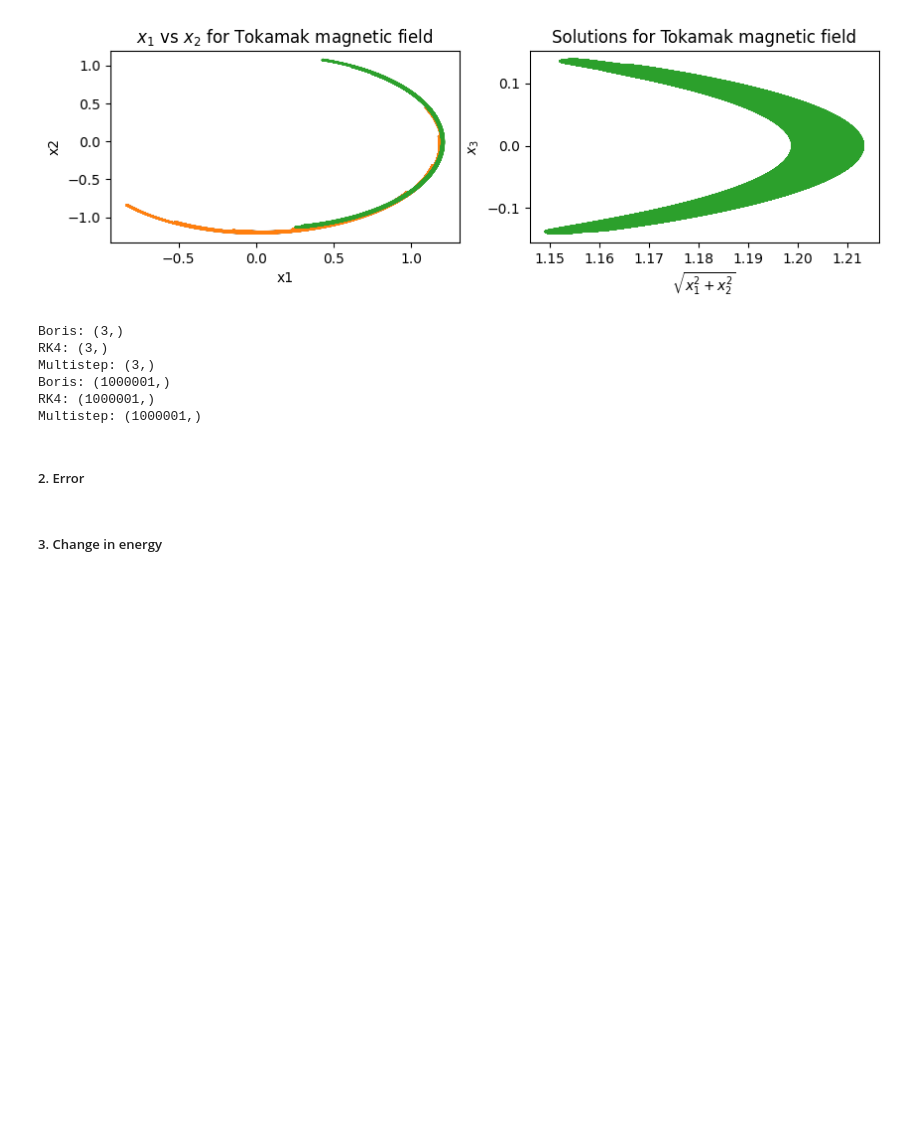
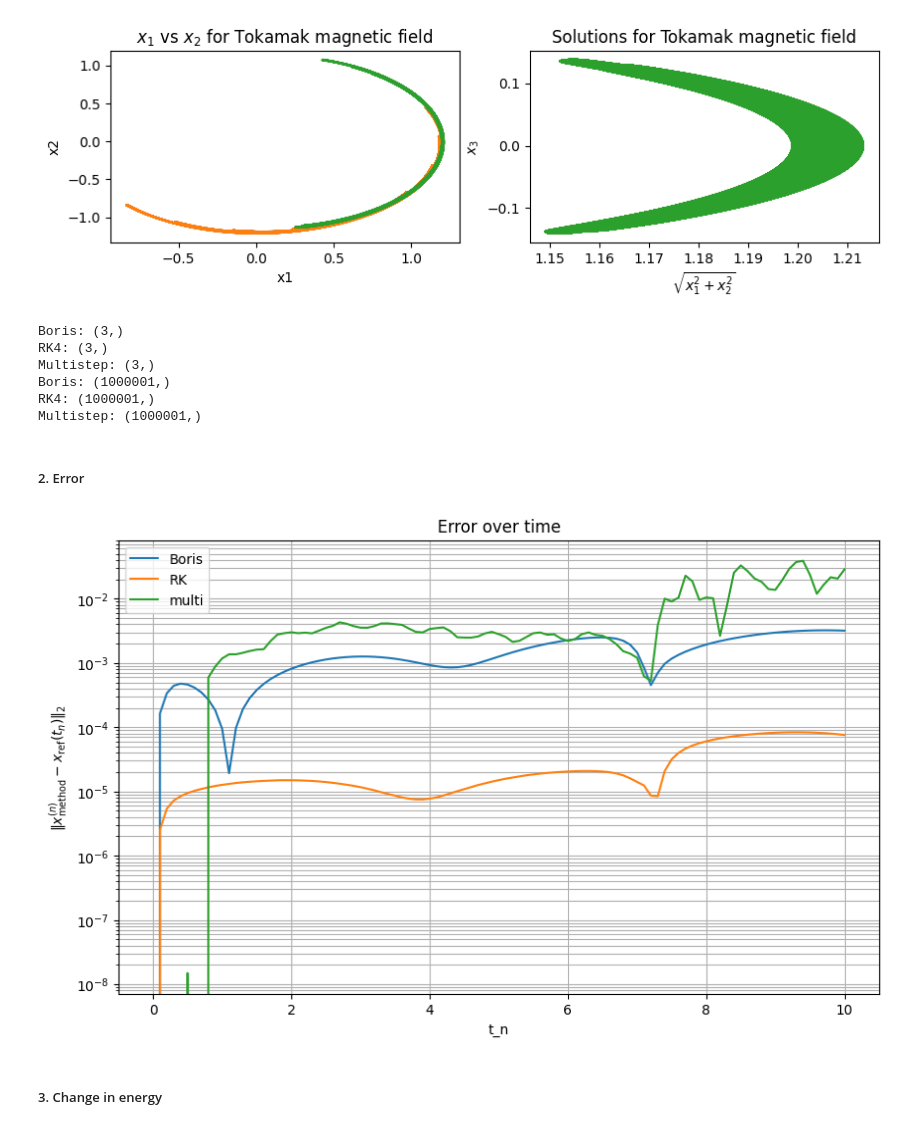
Before and after one commit to einaraarnaes/Project_2_TMA4215, a Jupyter notebook: report.ipynb, the cells around one changed output. Drawn from its saved outputs; the diff is of its cells as text; code cells hidden in the pictures; blank space fills up the shorter version.

Commit message:
Error Task

```diff
--- a/report.ipynb
+++ b/report.ipynb
@@ -369,5 +369,69 @@ RK4: (1000001,)
 Multistep: (1000001,)
 # %% [markdown]
 ##### 2. Error
+# %%
+#Fikk tips av claude om at å sende jax funksjoner inn i solve_ivp faktisk kan gjøre ting tregere. -17:04
+#Skriver egne B_2D_numpy og div_U_2D_numpy for å sjekke om det hjelper -17:04
+#Gikk fra 1 min 28 sek med jax i solve_ivp -> 6 sek med numpy i solve ivp
+
+def B_2D_numpy(x):
+    return np.array([0, 0, np.sqrt(x[0]**2+x[1]**2)])
+
+def div_U_2D_numpy(x):
+    divisor = (x[0]**2+x[1]**2)**(1.5)
+    return -0.01*np.array([x[0]/divisor, x[1]/divisor, 0])
+# %%
+#Since solve_ivp needs one vector, we have to create one vector containing both dx and dv values. Use np.concatenate
+#Make the reference solution using solve_ivp
+
+t_stop = 10
+h = 0.1
+def ref_sol(x_0, v_0, t, B, div_U):
+    def rhs(t,u):
+        x = u[:3]
+        v = u[3:]
+        dx = v
+        dv = np.cross(v, B(x)) - div_U(x)
+        return np.concatenate((dx,dv))
+
+    sol = solve_ivp(rhs, (0, t), np.concatenate((x_0, v_0)), method= 'RK45', rtol = 1e-12, atol = 1e-12, dense_output=True)
+
+    return sol
+
+reference_sol = ref_sol(x_0_2D, v_0_2D, t_stop, B_2D_numpy, div_U_2D_numpy)
+
+t_2D_boris, x_2D_boris, v_2D_boris = Boris_Method(x_0_2D, v_0_2D, t_stop, h, B_2D, div_U_2D)
+t_2D_RK, x_2D_RK, v_2D_RK = RK_4(x_0_2D, v_0_2D, t_stop, h, B_2D, div_U_2D)
+t_2D_multi, x_2D_multi, v_2D_multi = multistep(x_0_2D, v_0_2D, t_stop, h, A_2D, div_U_2D)
+
+x_ref_boris = reference_sol.sol(t_2D_boris)[:3].T
+x_ref_RK = reference_sol.sol(t_2D_RK)[:3].T
+x_ref_multi = reference_sol.sol(t_2D_multi)[:3].T
+
+
+@jax.jit
+def calculate_error(x_vals, x_ref):
+
+    #Calculate error in each step, we need along each row of difference -> axis=1
+    error = jnp.linalg.norm(x_vals - x_ref, axis=1)
+
+    return error
+
+
+error_boris = calculate_error(jnp.array(x_2D_boris), jnp.array(x_ref_boris))
+error_RK = calculate_error(jnp.array(x_2D_RK), jnp.array(x_ref_RK))
+error_multi = calculate_error(jnp.array(x_2D_multi), jnp.array(x_ref_multi))
+plt.figure(figsize=(10,6))
+plt.semilogy(t_2D_boris, error_boris, label = "Boris")
+plt.semilogy(t_2D_RK, error_RK, label = "RK")
+plt.semilogy(t_2D_multi, error_multi, label = "multi")
+plt.xlabel("t_n")
+plt.ylabel(r"$\|x_{\mathrm{method}}^{(n)}-x_{\mathrm{ref}}(t_n)\|_2$")
+plt.title("Error over time")
+plt.legend()
+plt.grid(which="both")
+plt.show()
+# %% [output]
+[figure, added]
 # %% [markdown]
 ##### 3. Change in energy
```
Also changed, not shown: parts of 1 cell of this notebook.
